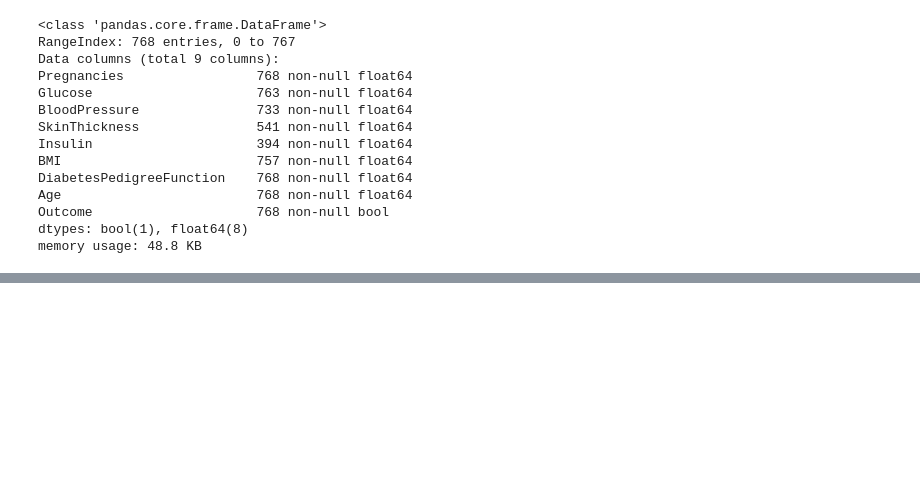
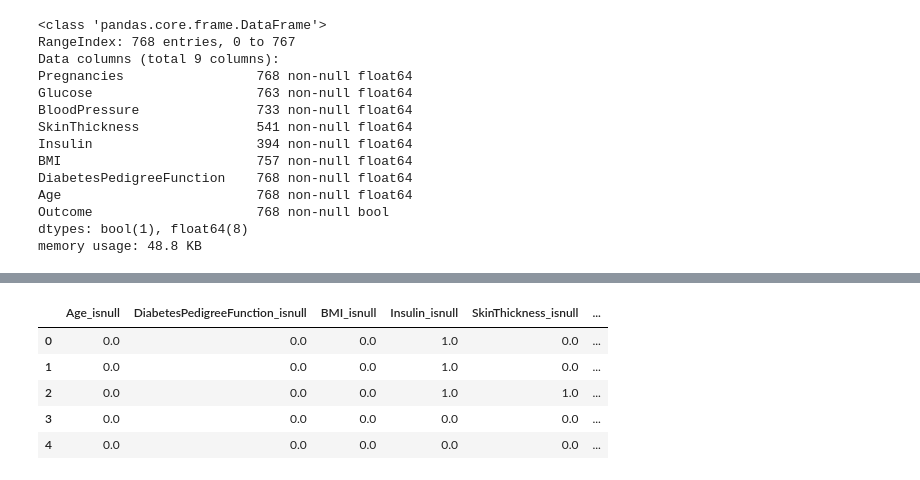
Before and after one commit to returnlove/python_for_DS, a Jupyter notebook: Pandas.ipynb, the cells around one changed output, grey strips where cells are left out. Drawn from its saved outputs; the diff is of its cells as text; code cells hidden in the pictures; blank space fills up the shorter version.

```diff
--- a/Pandas.ipynb
+++ b/Pandas.ipynb
@@ -247,0 +400,9 @@ memory usage: 48.8 KB
+# %%
+normalized.head()
+# %% [output]
+|  | Age_isnull | DiabetesPedigreeFunction_isnull | BMI_isnull | Insulin_isnull | SkinThickness_isnull | ... |
+| 0 | 0.0 | 0.0 | 0.0 | 1.0 | 0.0 | ... |
+| 1 | 0.0 | 0.0 | 0.0 | 1.0 | 0.0 | ... |
+| 2 | 0.0 | 0.0 | 0.0 | 1.0 | 1.0 | ... |
+| 3 | 0.0 | 0.0 | 0.0 | 0.0 | 0.0 | ... |
+| 4 | 0.0 | 0.0 | 0.0 | 0.0 | 0.0 | ... |
```
Also changed, not shown: parts of 20 cells of this notebook.
